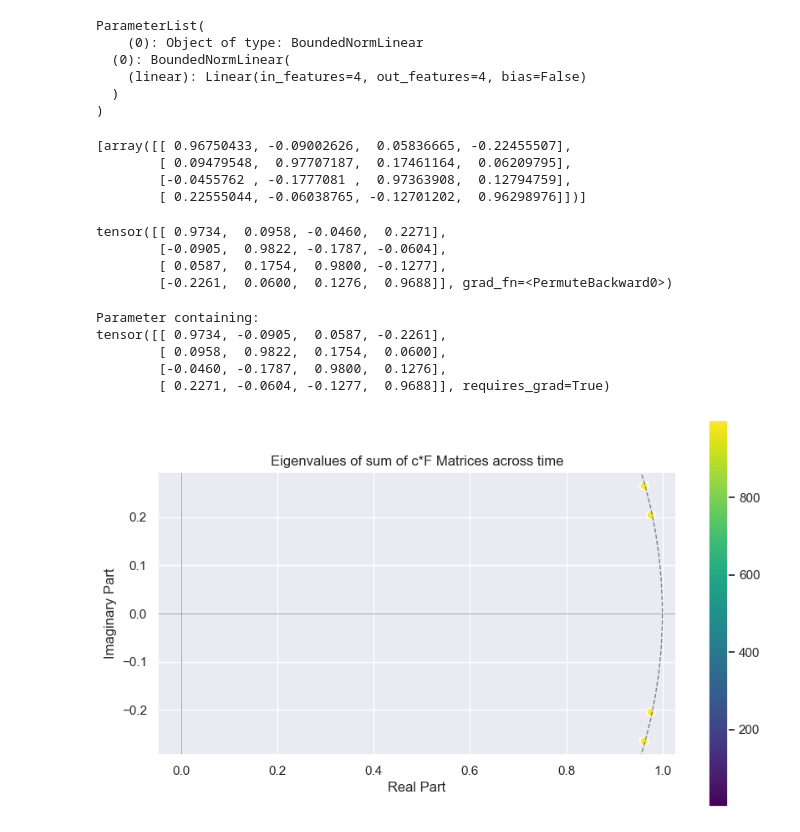
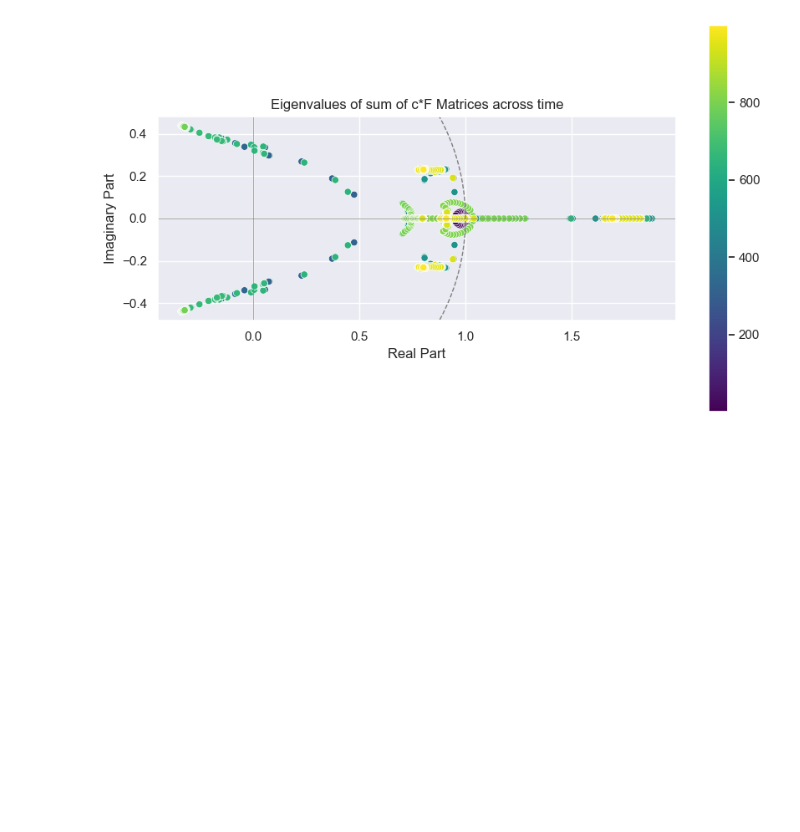
Before and after one commit to lianaak/dLDS-with-controls, a Jupyter notebook: dLDS_discrete/dlds_discrete/cdlds/dLDS_NN.ipynb, the cells around one changed output. Drawn from its saved outputs; the diff is of its cells as text; code cells hidden in the pictures; blank space fills up the shorter version.

Commit message:
remove sparsity, adding spectrallinear, random As, original coefficients

```diff
--- a/dLDS_discrete/dlds_discrete/cdlds/dLDS_NN.ipynb
+++ b/dLDS_discrete/dlds_discrete/cdlds/dLDS_NN.ipynb
@@ -9,8 +9,8 @@ import plotly.graph_objects as go
 import plotly.express as px
 import util
 # %%
-K = 2
-generator = DLDSwithControl(CdLDSDataGenerator(K=K, D_control=0, fix_point_change=True, eigenvalue_radius=0.999))
+K = 3
+generator = DLDSwithControl(CdLDSDataGenerator(K=K, D_control=0, fix_point_change=True, eigenvalue_radius=0.94))
 
 time_points = 1000
 
@@ -54,5 +53,5 @@ array([[0., 0., 0., ..., 0., 0., 1.],
 # %%
-num_subdyn = 2
+num_subdyn = 3
 input_size = X1.shape[0]
 output_size = X2.shape[0]
 
@@ -83,34 +89,3 @@ util.plotting(residuals2, title='Residuals of the multi-step reconstruction', pl
-# %%
-simple_model.F
-# %% [output]
-ParameterList(
-    (0): Object of type: BoundedNormLinear
-  (0): BoundedNormLinear(
-    (linear): Linear(in_features=4, out_features=4, bias=False)
-  )
-)
-# %%
-generator.datasets.A
-# %% [output]
-[array([[ 0.96750433, -0.09002626,  0.05836665, -0.22455507],
-        [ 0.09479548,  0.97707187,  0.17461164,  0.06209795],
-        [-0.0455762 , -0.1777081 ,  0.97363908,  0.12794759],
-        [ 0.22555044, -0.06038765, -0.12701202,  0.96298976]])]
-# %%
-simple_model.F[0].effective_W()
-# %% [output]
-tensor([[ 0.9734,  0.0958, -0.0460,  0.2271],
-        [-0.0905,  0.9822, -0.1787, -0.0604],
-        [ 0.0587,  0.1754,  0.9800, -0.1277],
-        [-0.2261,  0.0600,  0.1276,  0.9688]], grad_fn=<PermuteBackward0>)
-# %%
-simple_model.F[0].weight
-# %% [output]
-Parameter containing:
-tensor([[ 0.9734, -0.0905,  0.0587, -0.2261],
-        [ 0.0958,  0.9822,  0.1754,  0.0600],
-        [-0.0460, -0.1787,  0.9800,  0.1276],
-        [ 0.2271, -0.0604, -0.1277,  0.9688]], requires_grad=True)
 # %%
 #%%script true
 import numpy.linalg as linalg
@@ -128,7 +103,7 @@ colors = {'1': 'red', '2': 'blue', '3': 'green', '4': 'purple'}
 data = []
 
 for t in range(X2.shape[1]):
-    f_sum = np.sum([simple_model.coeffs[idx].detach().numpy()[t]*f_i.weight.detach().numpy() for idx, f_i in enumerate(simple_model.F)], axis=0)
+    f_sum = np.sum([simple_model.coeffs[idx].detach().numpy()[t]*f_i.effective_W().detach().numpy() for idx, f_i in enumerate(simple_model.F)], axis=0)
     eigenvalue = linalg.eig(f_sum)[0]
     df = pd.DataFrame({'real': np.real(eigenvalue), 'imag': np.imag(eigenvalue)})
     data.append(df)
@@ -136,31 +111,31 @@ for t in range(X2.shape[1]):
 df = pd.concat(data, keys=[str(i+1) for i in range(X2.shape[1])])
 
 ax = sns.scatterplot(data=df, x='real', y='imag', alpha=1, hue=df.index.get_level_values(0), palette='viridis', marker='o', legend=False)
 
 # Add a colorbar
 norm = plt.Normalize(1, 999)
 sm = plt.cm.ScalarMappable(cmap="viridis", norm=norm)
 sm.set_array([])  # Needed to trick colorbar into working with ScalarMappable
 
 cbar = plt.colorbar(
     plt.cm.ScalarMappable(cmap='viridis', norm=norm),
     ax=plt.gca()
 )
 
 plt.axhline(0, color='gray', lw=0.5)
 plt.axvline(0, color='gray', lw=0.5)
 plt.xlabel('Real Part')
 plt.ylabel('Imaginary Part')
 plt.title('Eigenvalues of sum of c*F Matrices across time')
 
 # Add a unit circle
 unit_circle = plt.Circle((0, 0), 1, color='gray', fill=False, linestyle='--')
 plt.gca().add_artist(unit_circle)
 
 # Set equal scaling to ensure the unit circle is round
 plt.gca().set_aspect('equal', adjustable='box')
 
 # Show the plot
 plt.show()
 # %% [output]
-[figure, old version]
+[figure, new version]
```
Also changed, not shown: parts of 8 cells of this notebook, 5 other files.
